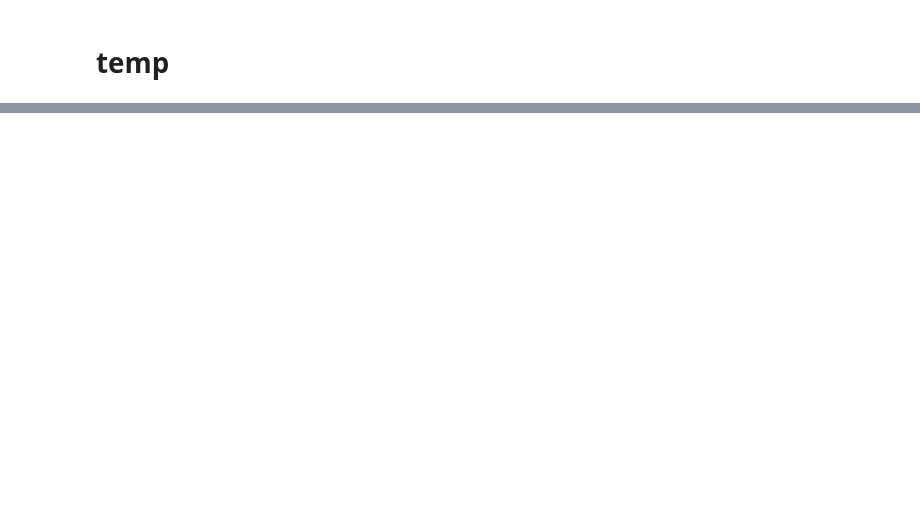
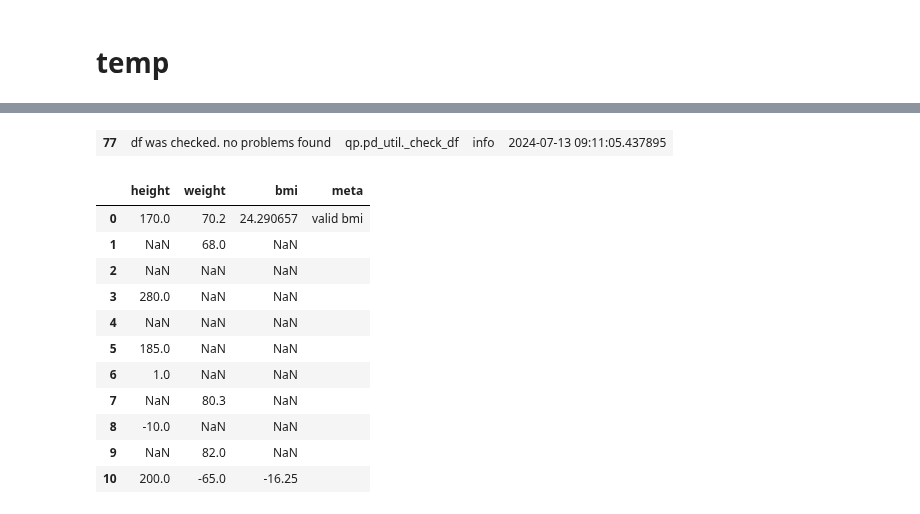
Before and after one commit to MartinVoelkl94/qplib_dev, a Jupyter notebook: testing.ipynb, the cells around one changed output, grey strips where cells are left out. Drawn from its saved outputs; the diff is of its cells as text; code cells hidden in the pictures; blank space fills up the shorter version.

```diff
--- a/testing.ipynb
+++ b/testing.ipynb
@@ -2013,0 +1991,28 @@ df = qp.get_df().format()
+# %%
+df = qp.get_df()
+
+df.q(
+    r"""
+    height // weight   ´´to num
+    ´´´bmi ´´col= df["weight"] / (df["height"] / 100) ** 2
+    bmi ´>0    ´´´meta  ´´+=valid bmi
+    meta // height // weight // bmi  ´is any
+    """,
+    diff=None,
+    inplace=False,
+    verbosity=3,
+    )
+# %% [output]
+| 77 | df was checked. no problems found | qp.pd_util._check_df | info | 2024-07-13 09:11:05.437895 |
+|  | height | weight | bmi | meta |
+| 0 | 170.0 | 70.2 | 24.290657 | valid bmi |
+| 1 | NaN | 68.0 | NaN |  |
+| 2 | NaN | NaN | NaN |  |
+| 3 | 280.0 | NaN | NaN |  |
+| 4 | NaN | NaN | NaN |  |
+| 5 | 185.0 | NaN | NaN |  |
+| 6 | 1.0 | NaN | NaN |  |
+| 7 | NaN | 80.3 | NaN |  |
+| 8 | -10.0 | NaN | NaN |  |
+| 9 | NaN | 82.0 | NaN |  |
+| 10 | 200.0 | -65.0 | -16.25 |  |
```
Also changed, not shown: parts of 12 cells of this notebook, 4 other files.
